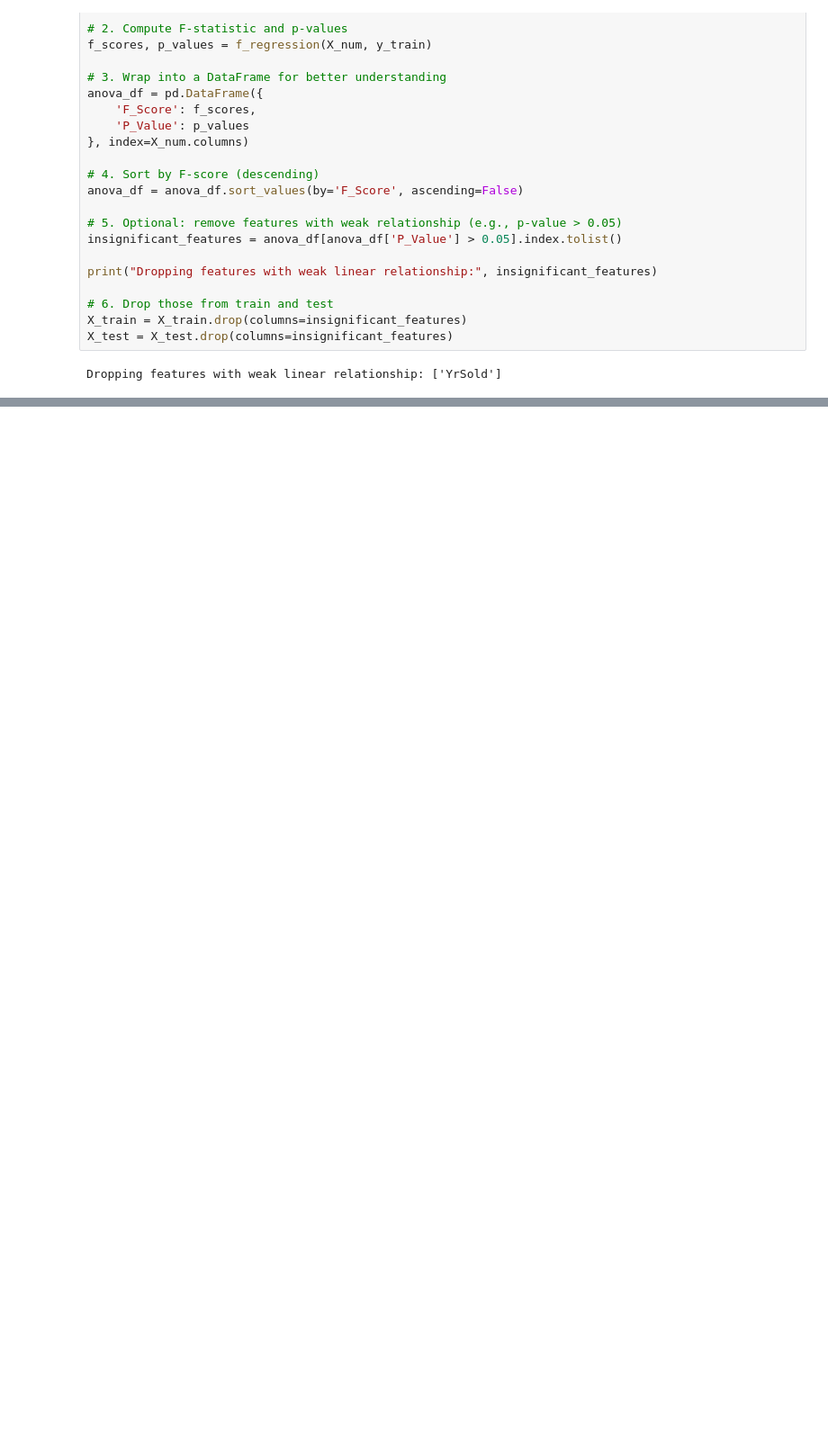
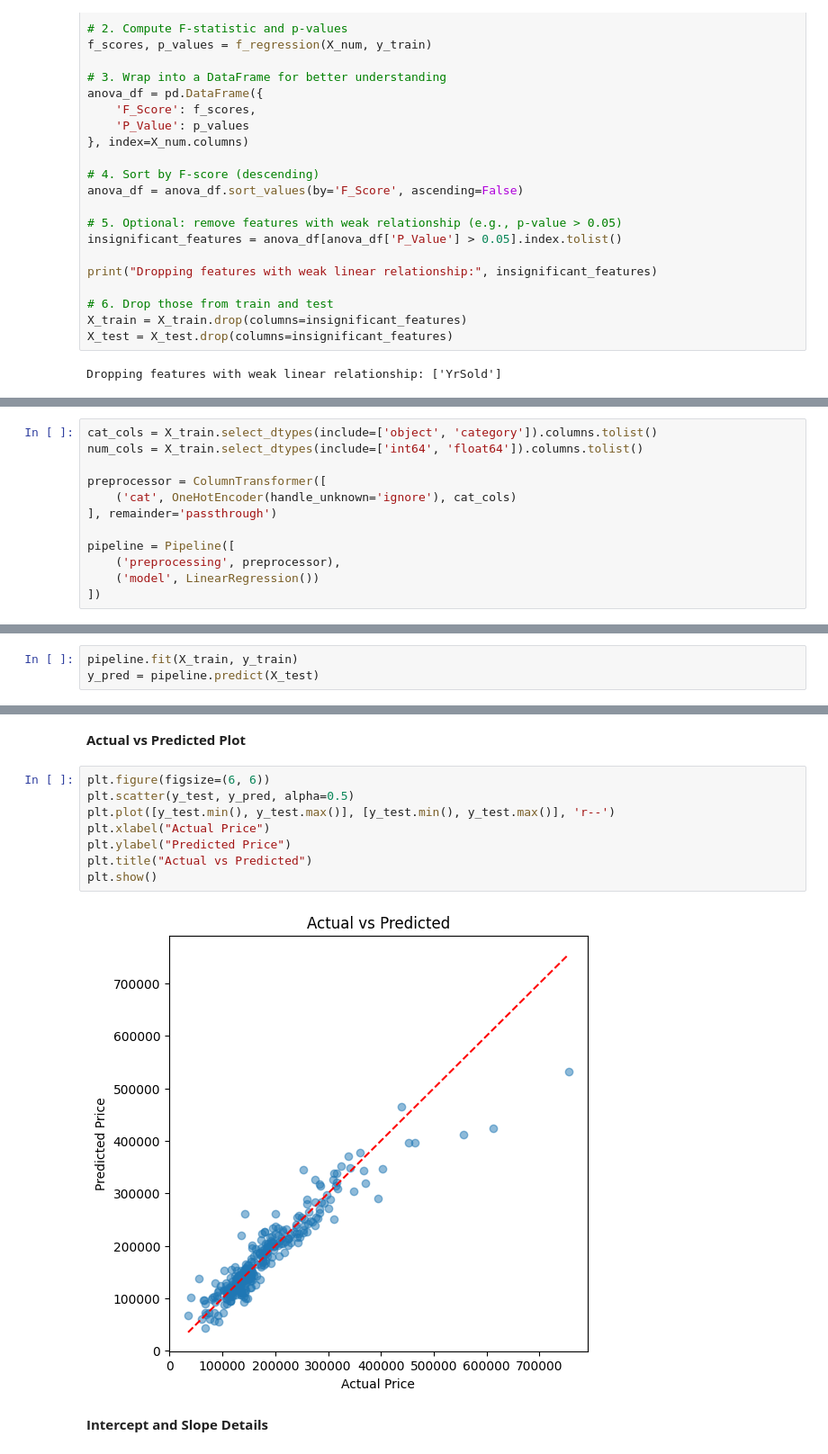
Before and after one commit to SaiJeevan25/ML_Practice, a Jupyter notebook: feature-selection-on-house-price-dataset.ipynb, the cells around one changed output, grey strips where cells are left out. Shown: that part at 90% size. Drawn from its saved outputs; the diff is of its cells as text; blank space fills up the shorter version.

Commit message:
Kaggle Notebook | Feature Selection on House Price Dataset | Version 6

```diff
--- a/feature-selection-on-house-price-dataset.ipynb
+++ b/feature-selection-on-house-price-dataset.ipynb
@@ -179,0 +288,12 @@ Dropping features with weak linear relationship: ['YrSold']
+# %%
+cat_cols = X_train.select_dtypes(include=['object', 'category']).columns.tolist()
+num_cols = X_train.select_dtypes(include=['int64', 'float64']).columns.tolist()
+
+preprocessor = ColumnTransformer([
+    ('cat', OneHotEncoder(handle_unknown='ignore'), cat_cols)
+], remainder='passthrough')
+
+pipeline = Pipeline([
+    ('preprocessing', preprocessor),
+    ('model', LinearRegression())
+])
@@ -179,0 +302,3 @@ Dropping features with weak linear relationship: ['YrSold']
+# %%
+pipeline.fit(X_train, y_train)
+y_pred = pipeline.predict(X_test)
@@ -179,0 +322,14 @@ Dropping features with weak linear relationship: ['YrSold']
+# %% [markdown]
+**Actual vs Predicted Plot**
+# %%
+plt.figure(figsize=(6, 6))
+plt.scatter(y_test, y_pred, alpha=0.5)
+plt.plot([y_test.min(), y_test.max()], [y_test.min(), y_test.max()], 'r--')
+plt.xlabel("Actual Price")
+plt.ylabel("Predicted Price")
+plt.title("Actual vs Predicted")
+plt.show()
+# %% [output]
+[figure, added]
+# %% [markdown]
+**Intercept and Slope Details**
```
Also changed, not shown: parts of 14 cells of this notebook.
